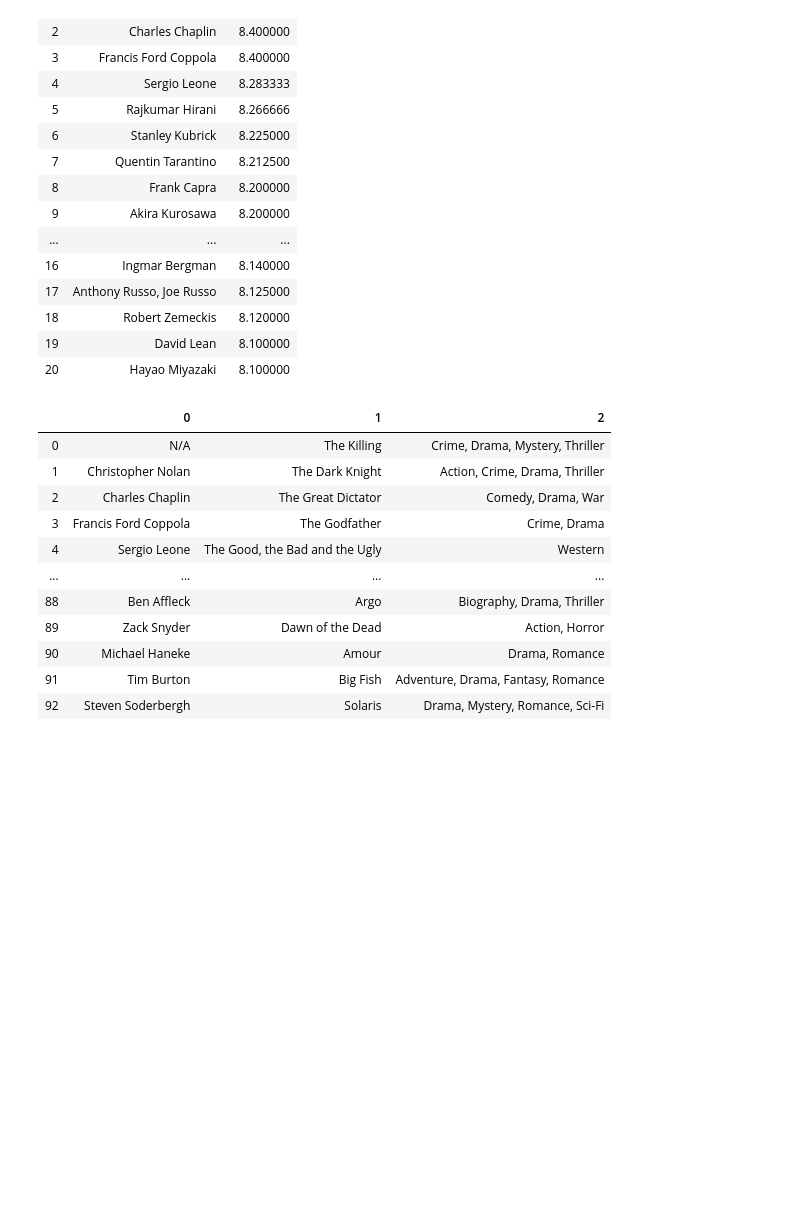
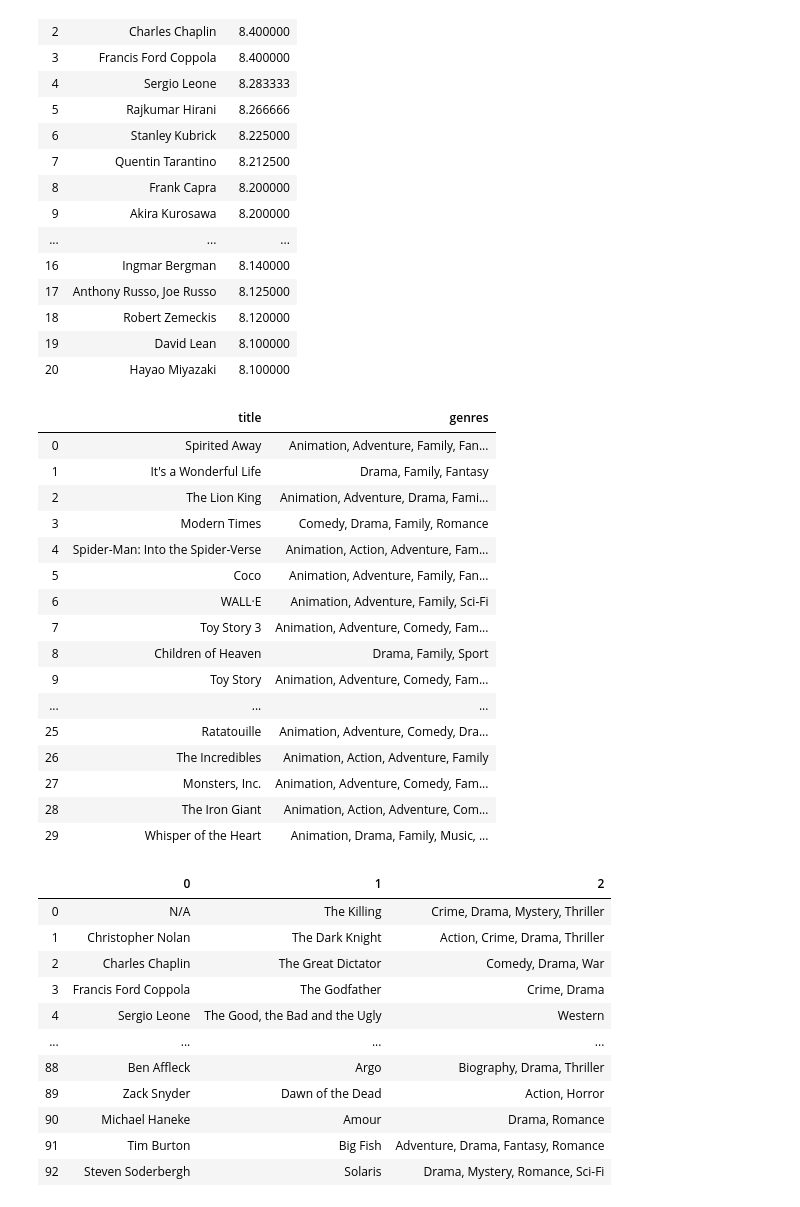
Before and after one commit to Wetpaint3/movie_project, a Jupyter notebook: movie-project wip.ipynb, the cells around one changed output. Drawn from its saved outputs; the diff is of its cells as text; code cells hidden in the pictures; blank space fills up the shorter version.

```diff
--- a/movie-project wip.ipynb
+++ b/movie-project wip.ipynb
@@ -316,6 +316,34 @@ director_rating.head(21)
 | 18 | Robert Zemeckis | 8.120000 |
 | 19 | David Lean | 8.100000 |
 | 20 | Hayao Miyazaki | 8.100000 |
+# %%
+cursor.execute("""
+    SELECT title, genres
+    FROM movies.movies_all
+    WHERE genres LIKE '%family%';""")
+
+df3 = cursor.fetchall()
+df3 = pd.DataFrame(df3)
+df3.columns = [i[0] for i in cursor.description]
+df3.head(30)
+# %% [output]
+|  | title | genres |
+| 0 | Spirited Away | Animation, Adventure, Family, Fan... |
+| 1 | It's a Wonderful Life | Drama, Family, Fantasy |
+| 2 | The Lion King | Animation, Adventure, Drama, Fami... |
+| 3 | Modern Times | Comedy, Drama, Family, Romance |
+| 4 | Spider-Man: Into the Spider-Verse | Animation, Action, Adventure, Fam... |
+| 5 | Coco | Animation, Adventure, Family, Fan... |
+| 6 | WALL·E | Animation, Adventure, Family, Sci-Fi |
+| 7 | Toy Story 3 | Animation, Adventure, Comedy, Fam... |
+| 8 | Children of Heaven | Drama, Family, Sport |
+| 9 | Toy Story | Animation, Adventure, Comedy, Fam... |
+| ... | ... | ... |
+| 25 | Ratatouille | Animation, Adventure, Comedy, Dra... |
+| 26 | The Incredibles | Animation, Action, Adventure, Family |
+| 27 | Monsters, Inc. | Animation, Adventure, Comedy, Fam... |
+| 28 | The Iron Giant | Animation, Action, Adventure, Com... |
+| 29 | Whisper of the Heart | Animation, Drama, Family, Music, ... |
 # %%
 # look at what movies were created by directors with average high ratings
 cursor.execute("""
```
Also changed, not shown: 1 other file.
